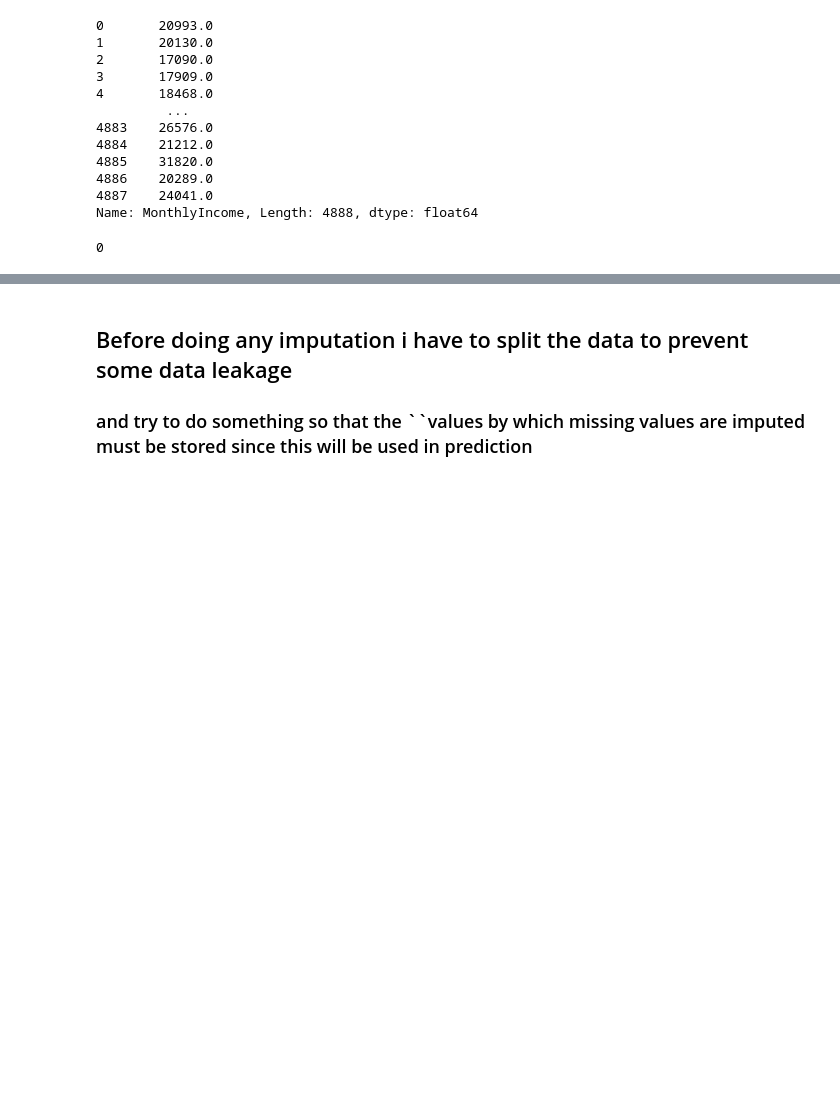
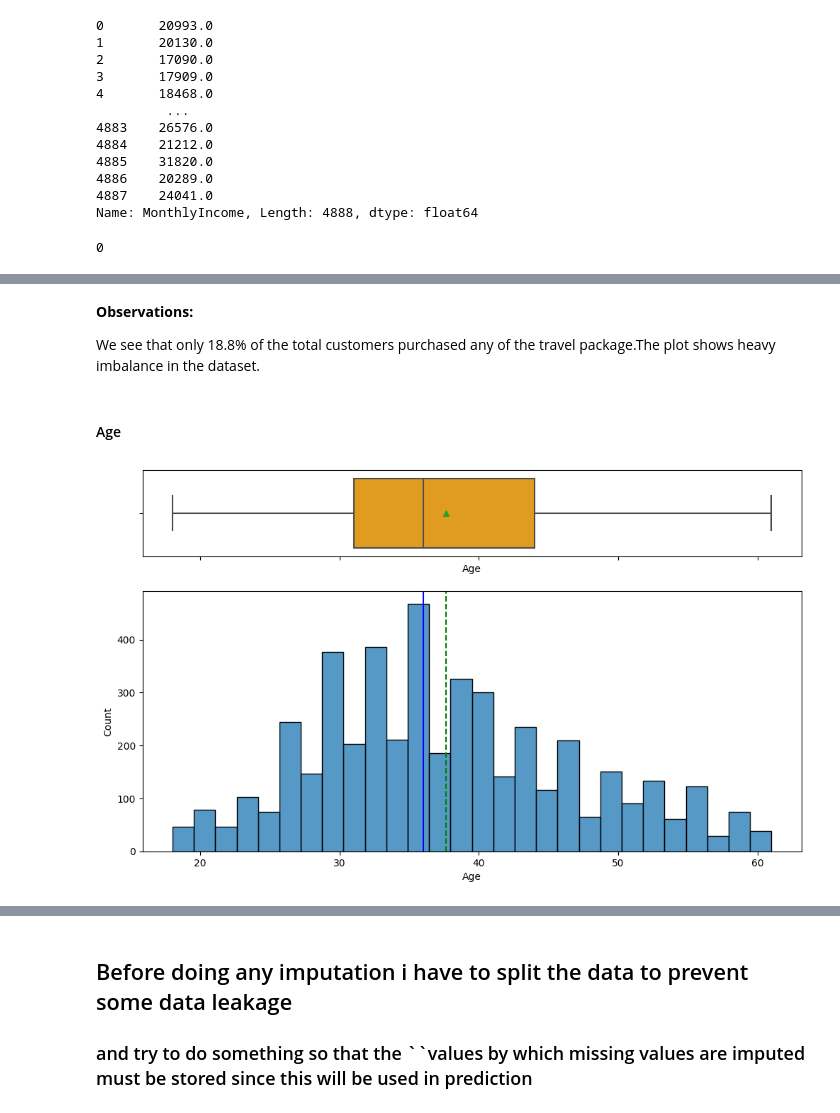
Before and after one commit to Kirtimaanwani/Travel-package-purchase-prediction, a Jupyter notebook: notebooks/problem-statement-and-EDA.ipynb, the cells around one changed output, grey strips where cells are left out. Drawn from its saved outputs; the diff is of its cells as text; code cells hidden in the pictures; blank space fills up the shorter version.

```diff
--- a/notebooks/problem-statement-and-EDA.ipynb
+++ b/notebooks/problem-statement-and-EDA.ipynb
@@ -437,0 +620,11 @@ df.groupby(["Designation"])["MonthlyIncome"].transform(lambda a: a.fillna(a.medi
+# %% [markdown]
+**Observations:**
+
+We see that only 18.8% of the total customers purchased any of the travel package.The plot shows heavy imbalance in the dataset.
+# %% [markdown]
+#### Age
+# %%
+# use the defined function histogram_boxplot to plot the graphs
+histogram_boxplot(df,"Age")
+# %% [output]
+[figure, added]
```
Also changed, not shown: parts of 29 cells of this notebook.
